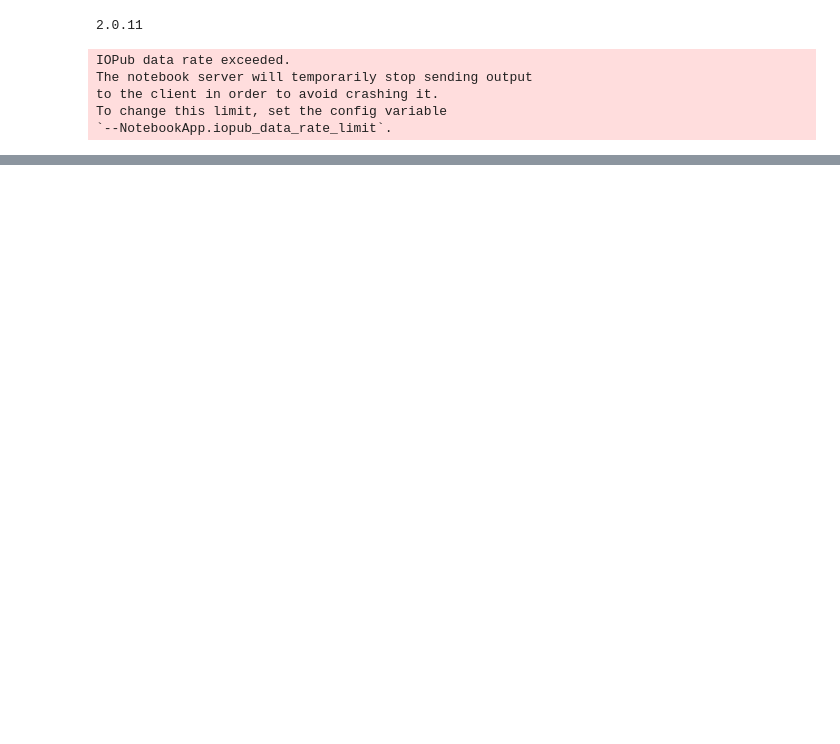
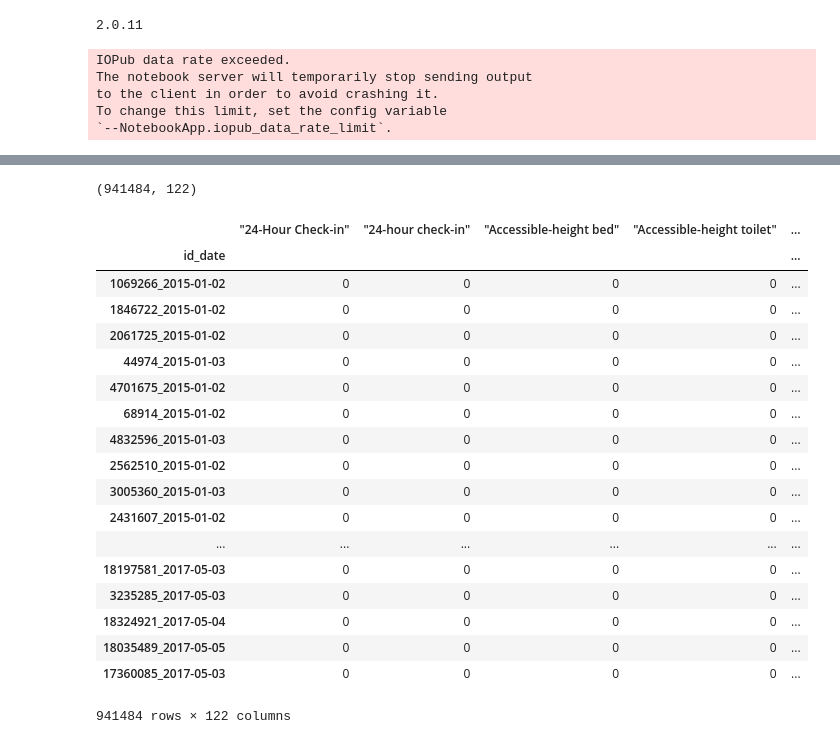
Before and after one commit to Dianaumd/project1, a Jupyter notebook: Project 2 Airbnb Analysis.ipynb, the cells around one changed output, grey strips where cells are left out. Drawn from its saved outputs; the diff is of its cells as text; code cells hidden in the pictures; blank space fills up the shorter version.

```diff
--- a/Project 2 Airbnb Analysis.ipynb
+++ b/Project 2 Airbnb Analysis.ipynb
@@ -90,0 +119,26 @@ total_listings_clean.shape
+# %%
+amenities.shape
+# %% [output]
+(941484, 122)
+# %%
+amenities
+# %% [output]
+|  | "24-Hour Check-in" | "24-hour check-in" | "Accessible-height bed" | "Accessible-height toilet" | ... |
+| id_date |  |  |  |  | ... |
+| 1069266_2015-01-02 | 0 | 0 | 0 | 0 | ... |
+| 1846722_2015-01-02 | 0 | 0 | 0 | 0 | ... |
+| 2061725_2015-01-02 | 0 | 0 | 0 | 0 | ... |
+| 44974_2015-01-03 | 0 | 0 | 0 | 0 | ... |
+| 4701675_2015-01-02 | 0 | 0 | 0 | 0 | ... |
+| 68914_2015-01-02 | 0 | 0 | 0 | 0 | ... |
+| 4832596_2015-01-03 | 0 | 0 | 0 | 0 | ... |
+| 2562510_2015-01-02 | 0 | 0 | 0 | 0 | ... |
+| 3005360_2015-01-03 | 0 | 0 | 0 | 0 | ... |
+| 2431607_2015-01-02 | 0 | 0 | 0 | 0 | ... |
+| ... | ... | ... | ... | ... | ... |
+| 18197581_2017-05-03 | 0 | 0 | 0 | 0 | ... |
+| 3235285_2017-05-03 | 0 | 0 | 0 | 0 | ... |
+| 18324921_2017-05-04 | 0 | 0 | 0 | 0 | ... |
+| 18035489_2017-05-05 | 0 | 0 | 0 | 0 | ... |
+| 17360085_2017-05-03 | 0 | 0 | 0 | 0 | ... |
+941484 rows × 122 columns
```
Also changed, not shown: parts of 11 cells of this notebook.
